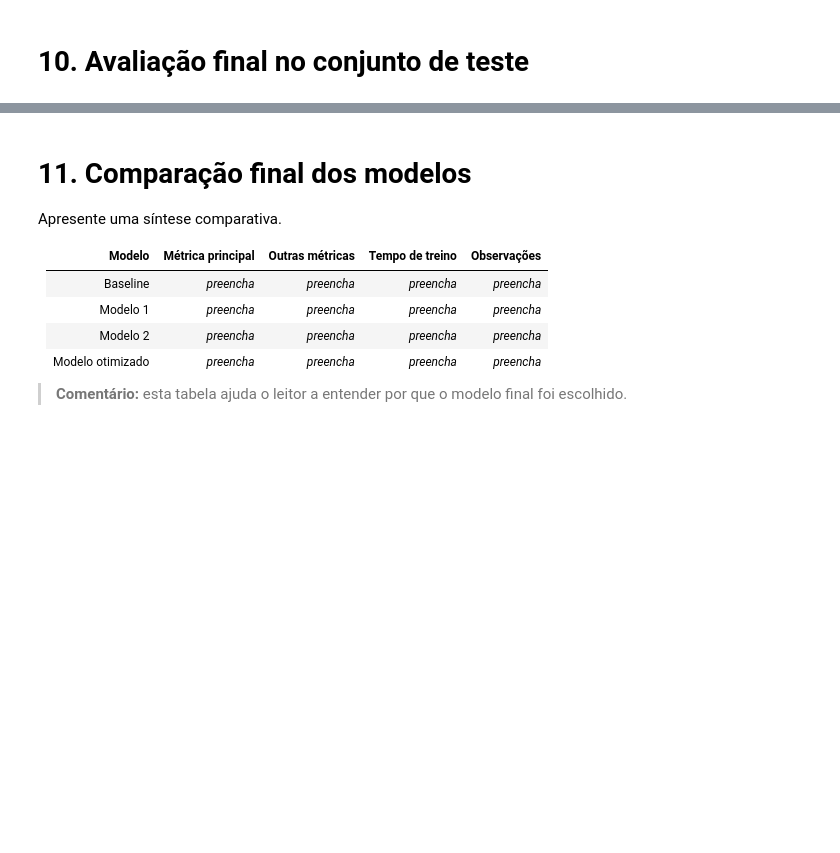
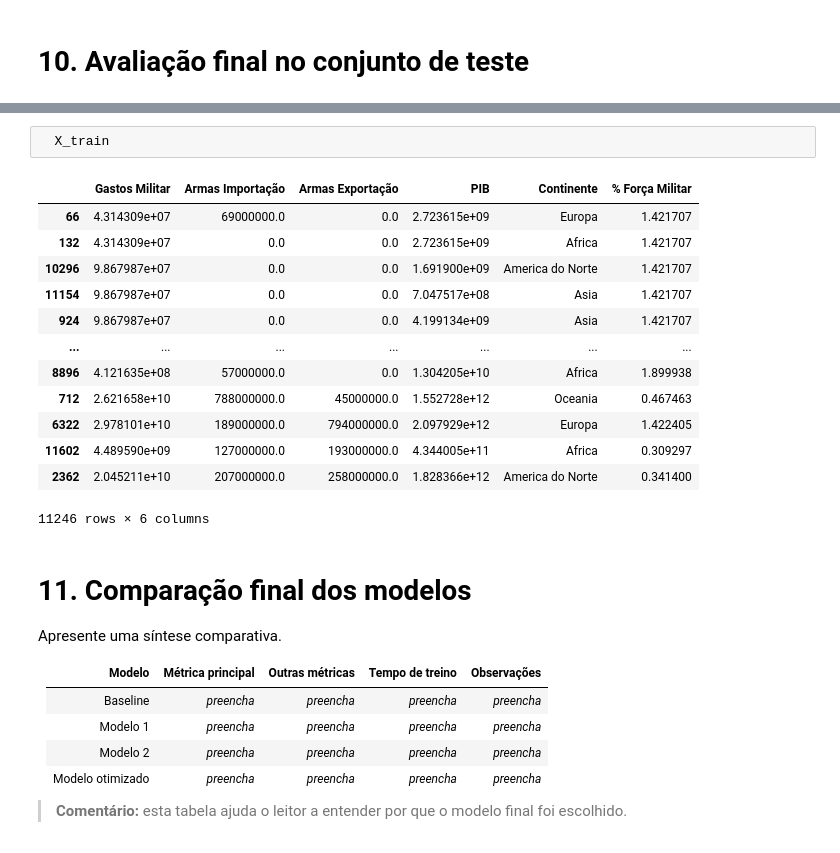
Before and after one commit to marcelastein/MVP-Classificacao_conflitos_militares, a Jupyter notebook: MVP_ML_Classificacao_de_conflitos.ipynb, the cells around one changed output, grey strips where cells are left out. Saved outputs shown, nothing was run; the diff lists cells and outputs as text; blank space fills up the shorter version.

```diff
--- a/MVP_ML_Classificacao_de_conflitos.ipynb
+++ b/MVP_ML_Classificacao_de_conflitos.ipynb
@@ -1029,3 +1035,19 @@ A matriz de confusão demonstra que o modelo foi capaz de identificar aproximada
+# %%
+  X_train
+# %% [output]
+|  | Gastos Militar | Armas Importação | Armas Exportação | PIB | Continente | % Força Militar |
+| 66 | 4.314309e+07 | 69000000.0 | 0.0 | 2.723615e+09 | Europa | 1.421707 |
+| 132 | 4.314309e+07 | 0.0 | 0.0 | 2.723615e+09 | Africa | 1.421707 |
+| 10296 | 9.867987e+07 | 0.0 | 0.0 | 1.691900e+09 | America do Norte | 1.421707 |
+| 11154 | 9.867987e+07 | 0.0 | 0.0 | 7.047517e+08 | Asia | 1.421707 |
+| 924 | 9.867987e+07 | 0.0 | 0.0 | 4.199134e+09 | Asia | 1.421707 |
+| ... | ... | ... | ... | ... | ... | ... |
+| 8896 | 4.121635e+08 | 57000000.0 | 0.0 | 1.304205e+10 | Africa | 1.899938 |
+| 712 | 2.621658e+10 | 788000000.0 | 45000000.0 | 1.552728e+12 | Oceania | 0.467463 |
+| 6322 | 2.978101e+10 | 189000000.0 | 794000000.0 | 2.097929e+12 | Europa | 1.422405 |
+| 11602 | 4.489590e+09 | 127000000.0 | 193000000.0 | 4.344005e+11 | Africa | 0.309297 |
+| 2362 | 2.045211e+10 | 207000000.0 | 258000000.0 | 1.828366e+12 | America do Norte | 0.341400 |
+11246 rows × 6 columns
 # %% [markdown]
 # 11. Comparação final dos modelos
 
```
Also changed, not shown: parts of 10 cells of this notebook.
